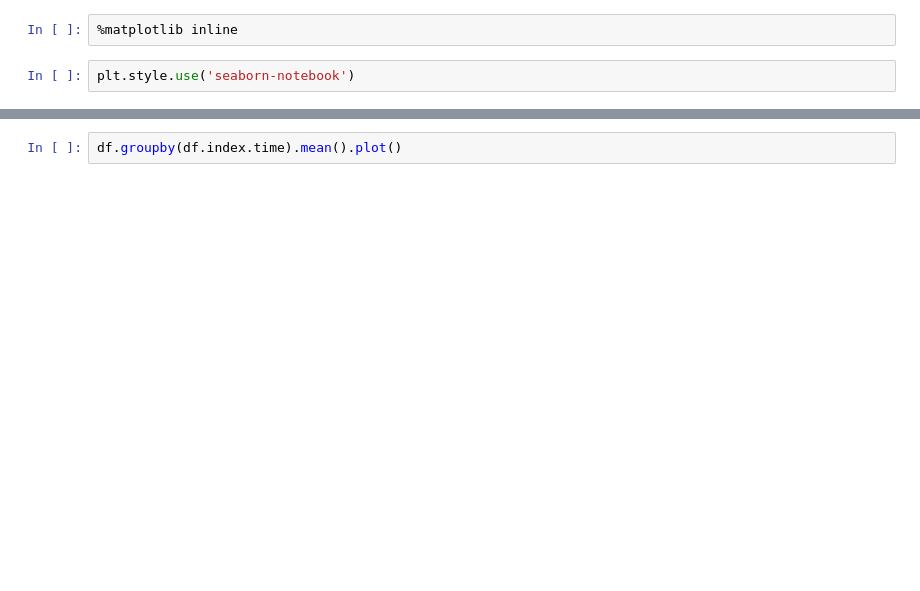
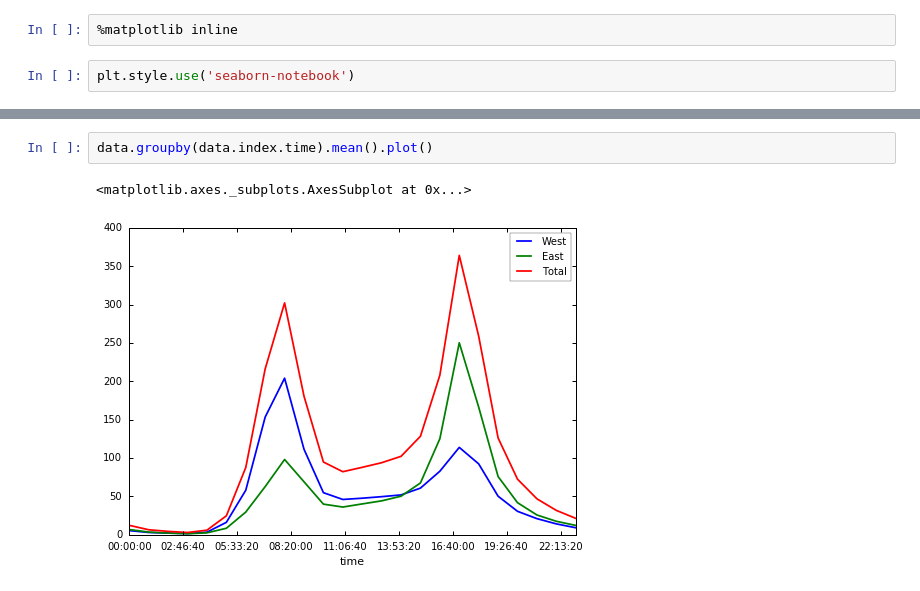
Before and after one commit to sladerski/Seattle_freamont_example, a Jupyter notebook: Seattle Fremont Cycle data.ipynb, the cells around one changed output, grey strips where cells are left out. Cells and saved outputs as stored; diff of their text form; blank space fills up the shorter version.

```diff
--- a/Seattle Fremont Cycle data.ipynb
+++ b/Seattle Fremont Cycle data.ipynb
@@ -42,3 +43,6 @@ ax.set_ylim(0)
 # %%
-df.groupby(df.index.time).mean().plot()
+data.groupby(data.index.time).mean().plot()
+# %% [output]
+<matplotlib.axes._subplots.AxesSubplot at 0x...>
+[figure, added]
 # %%
```
Also changed, not shown: parts of 11 cells of this notebook.
